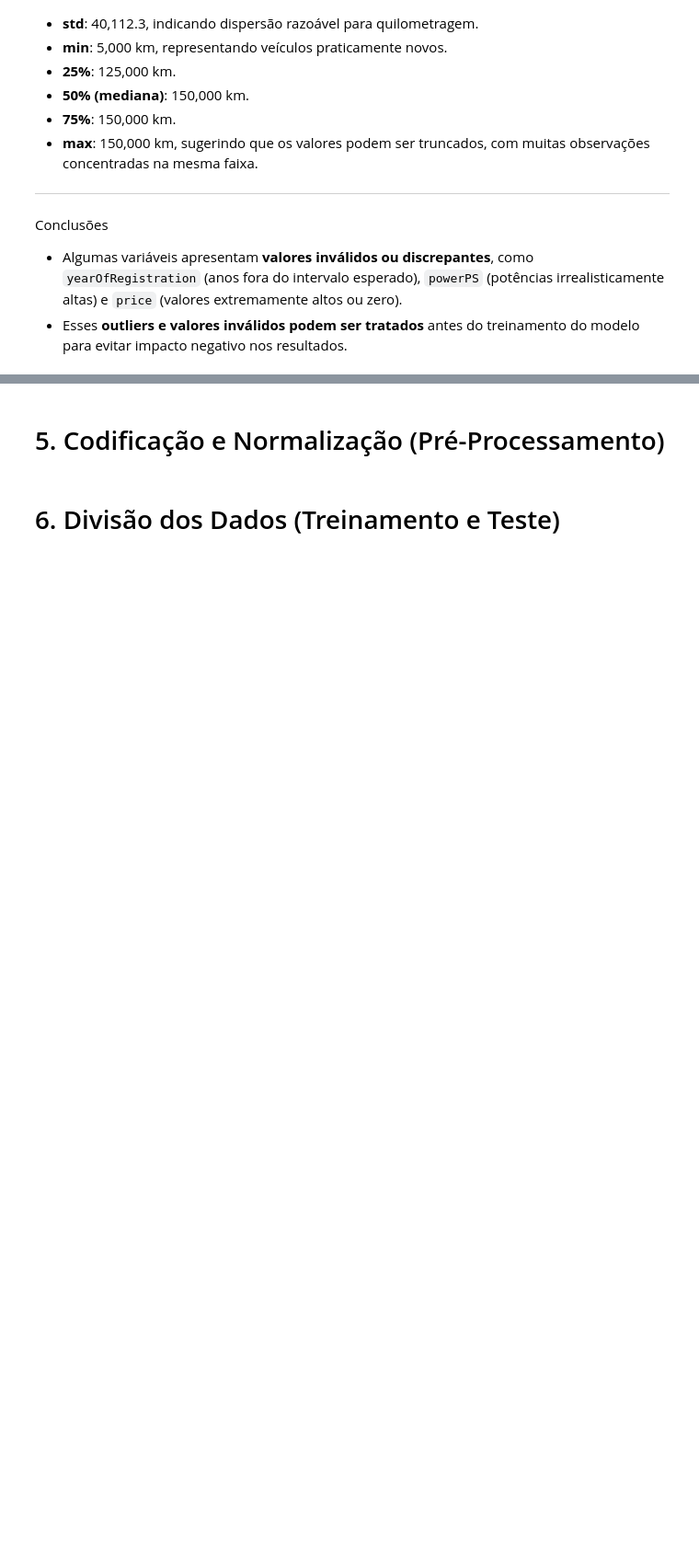
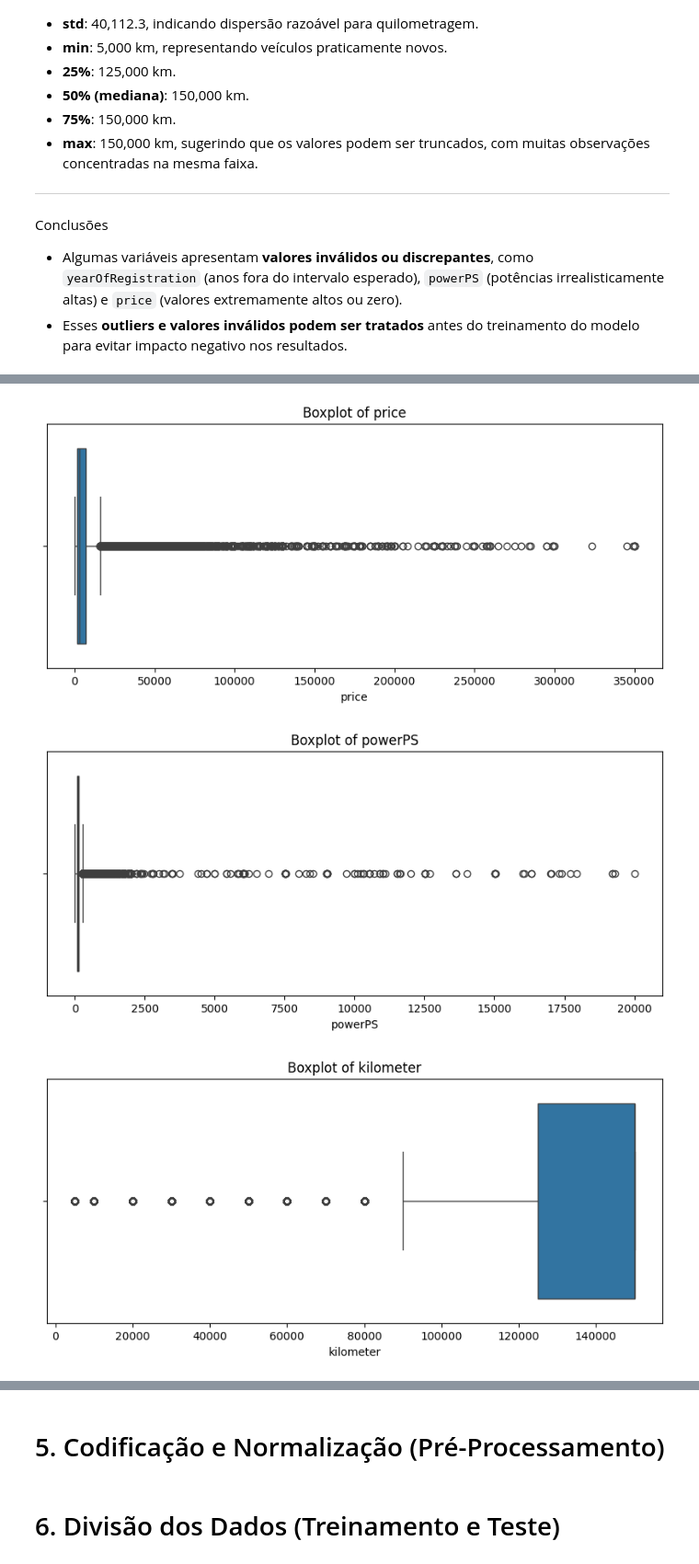
Before and after one commit to felipesayegg/CarPriceEstimator, a Jupyter notebook: MultilayerPerceptronAuto.ipynb, the cells around one changed output, grey strips where cells are left out. Shown at 92% size. Cells and saved outputs as stored; diff of their text form; code cells hidden in the pictures; blank space fills up the shorter version.

```diff
--- a/MultilayerPerceptronAuto.ipynb
+++ b/MultilayerPerceptronAuto.ipynb
@@ -189,0 +197,12 @@ Conclusões
+# %%
+for col in ['price', 'powerPS', 'kilometer']:
+    plt.figure(figsize=(10,4))
+    sns.boxplot(data=dados, x=col)
+    plt.title(f'Boxplot of {col}')
+    plt.show()
+# Cria boxplots para variáveis-chave, para visualizar a presença de outliers.
+# Outliers são dados extremos que podem influenciar o modelo; boxplots são perfeitos para detectá-los.
+# %% [output]
+[figure, added]
+[figure, added]
+[figure, added]
```
Also changed, not shown: parts of 7 cells of this notebook.
